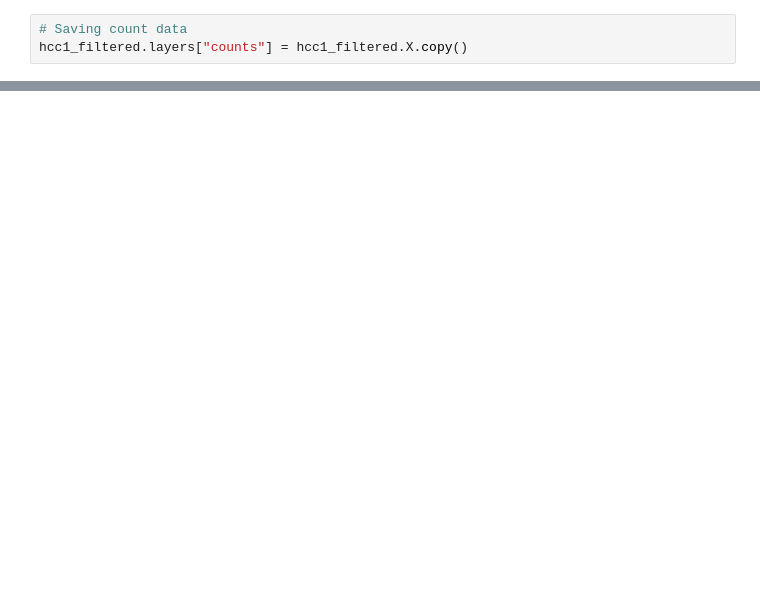
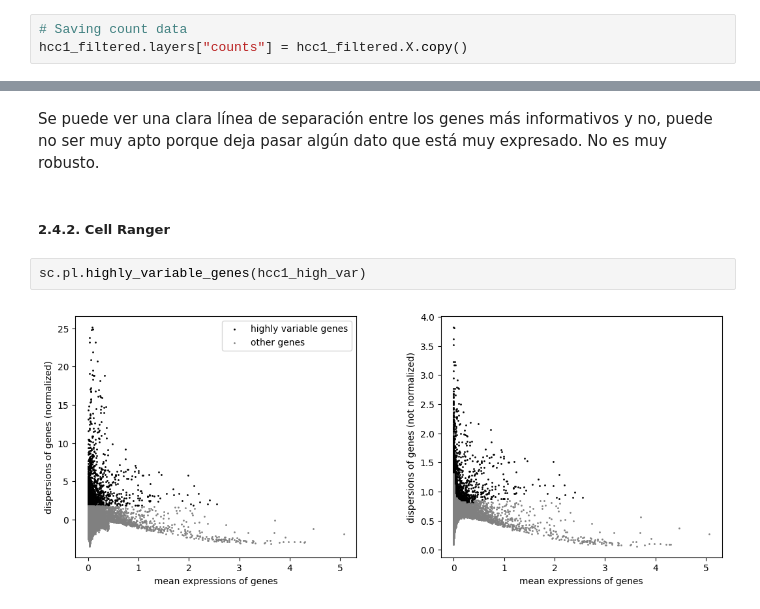
Before and after one commit to YeJhao/tfg, a Jupyter notebook: GSM5076749_HCC1.ipynb, the cells around one changed output, grey strips where cells are left out. Saved outputs shown, nothing was run; the diff lists cells and outputs as text; blank space fills up the shorter version.

```diff
--- a/GSM5076749_HCC1.ipynb
+++ b/GSM5076749_HCC1.ipynb
@@ -293,0 +366,8 @@ sc.pp.log1p(hcc1_filtered)
+# %% [markdown]
+Se puede ver una clara línea de separación entre los genes más informativos y no, puede no ser muy apto porque deja pasar algún dato que está muy expresado. No es muy robusto.
+# %% [markdown]
+##### 2.4.2. Cell Ranger
+# %%
+sc.pl.highly_variable_genes(hcc1_high_var)
+# %% [output]
+[figure, added]
```
Also changed, not shown: parts of 24 cells of this notebook, 3 other files.
